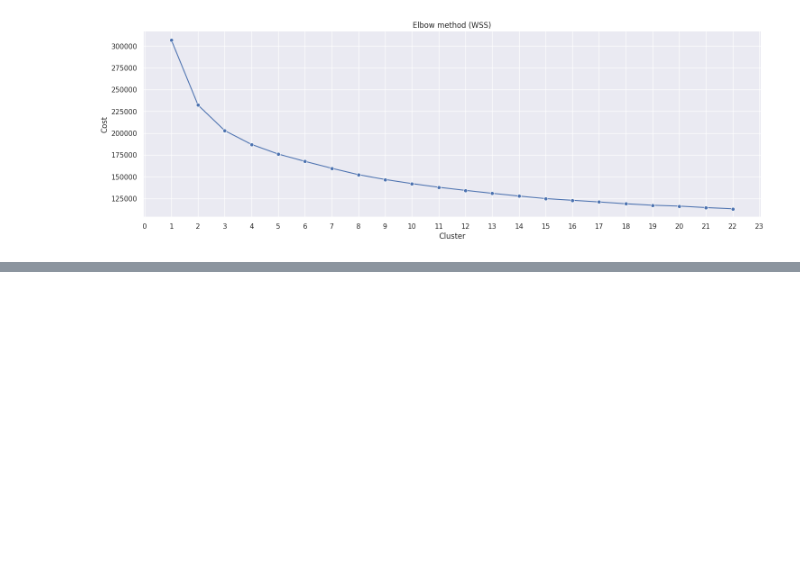
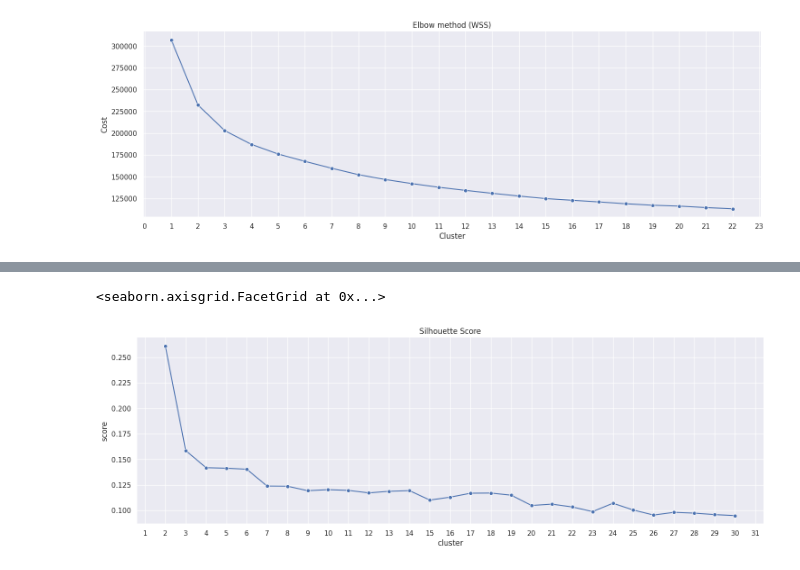
Before and after one commit to nefelibata28/usg, a Jupyter notebook: notebooks/20_kprototypes.ipynb, the cells around one changed output, grey strips where cells are left out. Drawn from its saved outputs; the diff is of its cells as text; code cells hidden in the pictures; blank space fills up the shorter version.

Commit message:
compute silhouette scores

```diff
--- a/notebooks/20_kprototypes.ipynb
+++ b/notebooks/20_kprototypes.ipynb
@@ -124,0 +158,40 @@ ax
+# %%
+scores = [0.26109783372823064,
+ 0.15871790402467995,
+ 0.14190304072042226,
+ 0.14134437523333293,
+ 0.14039197249468616,
+ 0.12389606218799724,
+ 0.1237500683445814,
+ 0.11933109670542776,
+ 0.12034887671655445,
+ 0.11963703301758978,
+ 0.11719436885423093,
+ 0.11876205223317059,
+ 0.1193948740579062,
+ 0.11016605193962095,
+ 0.11301445455683042,
+ 0.11687981592647669,
+ 0.11702639979200107,
+ 0.11496136878953993,
+ 0.10484652628756294,
+ 0.10617183933148522,
+ 0.1033990596503978,
+ 0.0988611897451771,
+ 0.1070270191754991,
+ 0.10041806936699725,
+ 0.09546711890539589,
+ 0.09814734106653919,
+ 0.09735776830724621,
+ 0.09591741728855964,
+ 0.09493661173766227]
+# %%
+# Converting the results into a dataframe and plotting them
+df_cost = pd.DataFrame({'cluster': list(range(2, len(scores)+2)), 'score': scores})
+ax = sb.relplot(data=df_cost, x='cluster', y='score', marker='o', kind='line', aspect=3).set(title='Silhouette Score')
+import matplotlib.ticker as ticker
+plt.gca().xaxis.set_major_locator(ticker.MultipleLocator(1))
+ax
+# %% [output]
+<seaborn.axisgrid.FacetGrid at 0x...>
+[figure, added]
```
Also changed, not shown: parts of 7 cells of this notebook, 9 other files.
